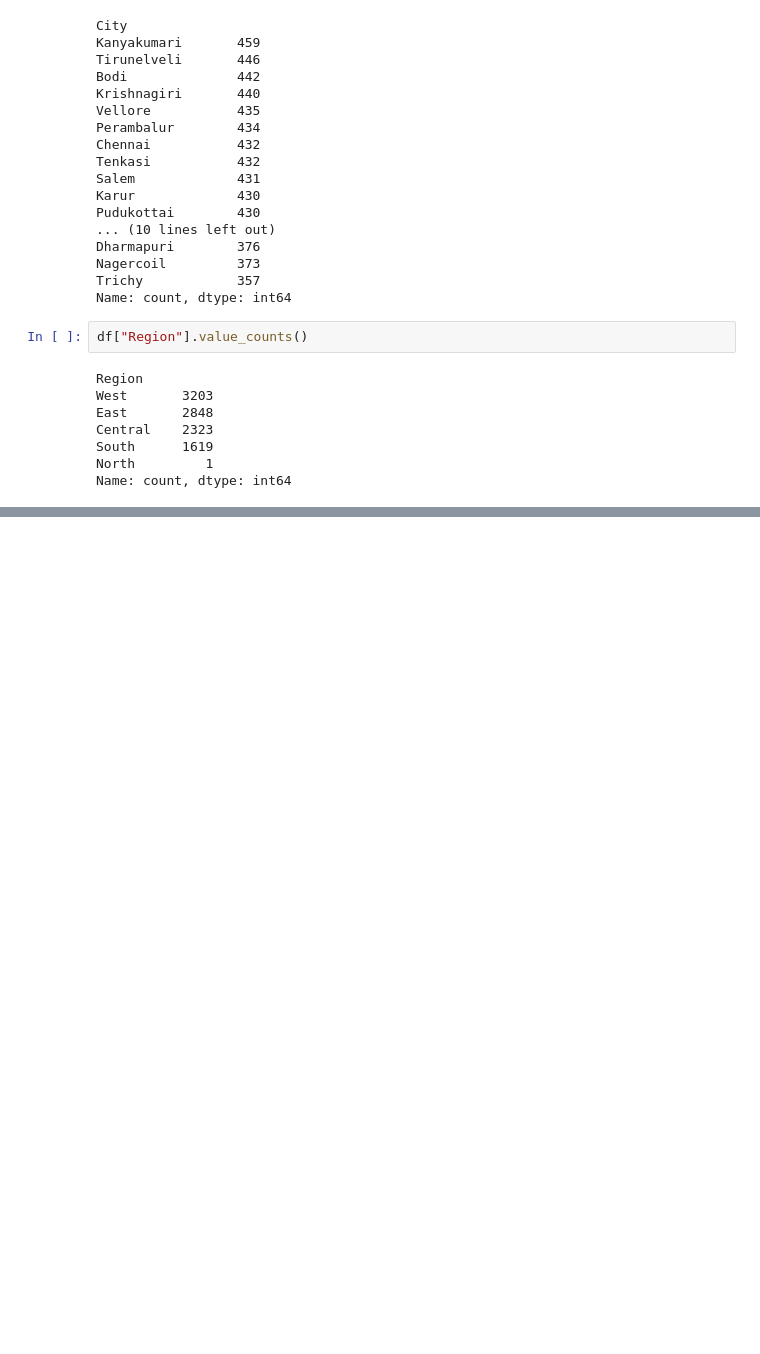
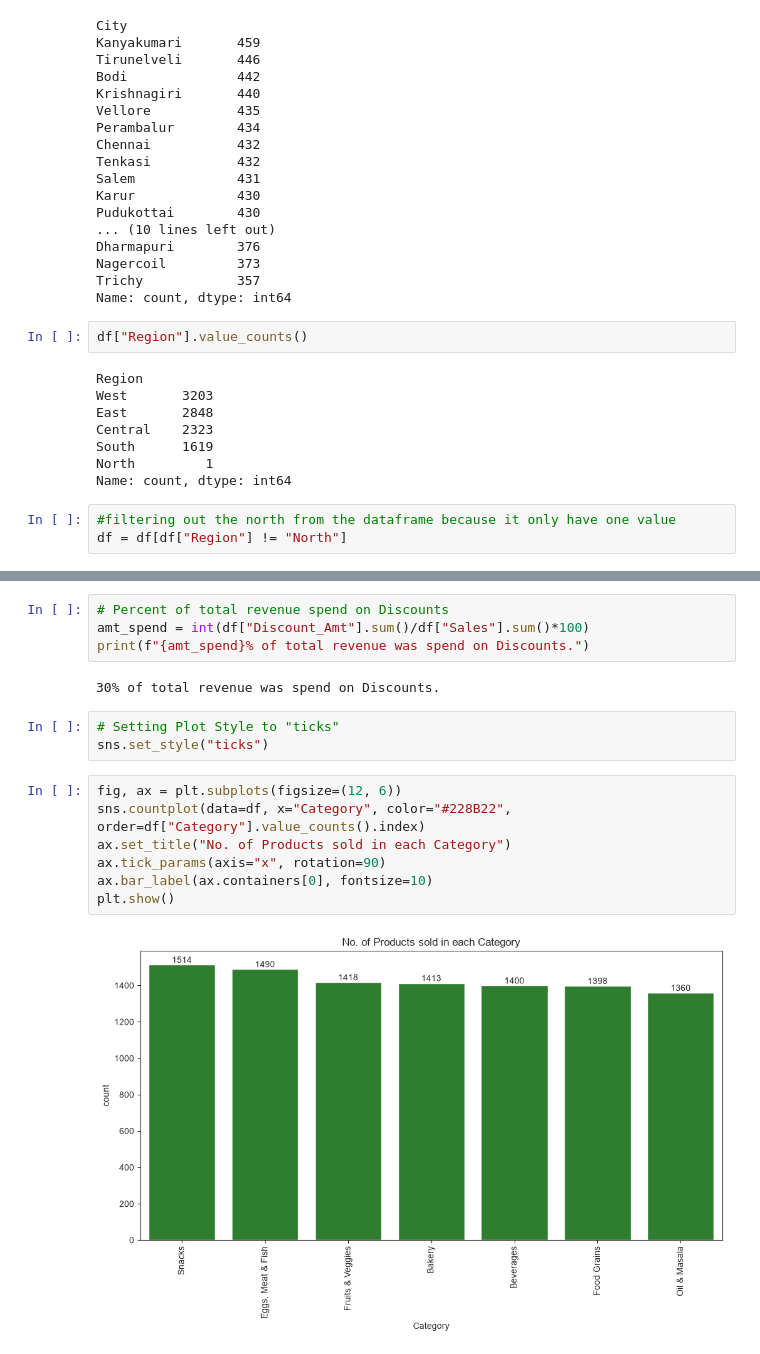
Before and after one commit to Crazy-shrabin/Supermarket-Sales-Analysis, a Jupyter notebook: Supermart_Grocery_Analysis.ipynb, the cells around one changed output, grey strips where cells are left out. Cells and saved outputs as stored; diff of their text form; blank space fills up the shorter version.

```diff
--- a/Supermart_Grocery_Analysis.ipynb
+++ b/Supermart_Grocery_Analysis.ipynb
@@ -235,3 +235,6 @@ Central    2323
 South      1619
 North         1
 Name: count, dtype: int64
+# %%
+#filtering out the north from the dataframe because it only have one value
+df = df[df["Region"] != "North"]
@@ -237,0 +782,18 @@ Name: count, dtype: int64
+# %%
+# Percent of total revenue spend on Discounts
+amt_spend = int(df["Discount_Amt"].sum()/df["Sales"].sum()*100)
+print(f"{amt_spend}% of total revenue was spend on Discounts.")
+# %% [output]
+30% of total revenue was spend on Discounts.
+# %%
+# Setting Plot Style to "ticks"
+sns.set_style("ticks")
+# %%
+fig, ax = plt.subplots(figsize=(12, 6))
+sns.countplot(data=df, x="Category", color="#228B22", order=df["Category"].value_counts().index)
+ax.set_title("No. of Products sold in each Category")
+ax.tick_params(axis="x", rotation=90)
+ax.bar_label(ax.containers[0], fontsize=10)
+plt.show()
+# %% [output]
+[figure, added]
```
Also changed, not shown: parts of 46 cells of this notebook.
